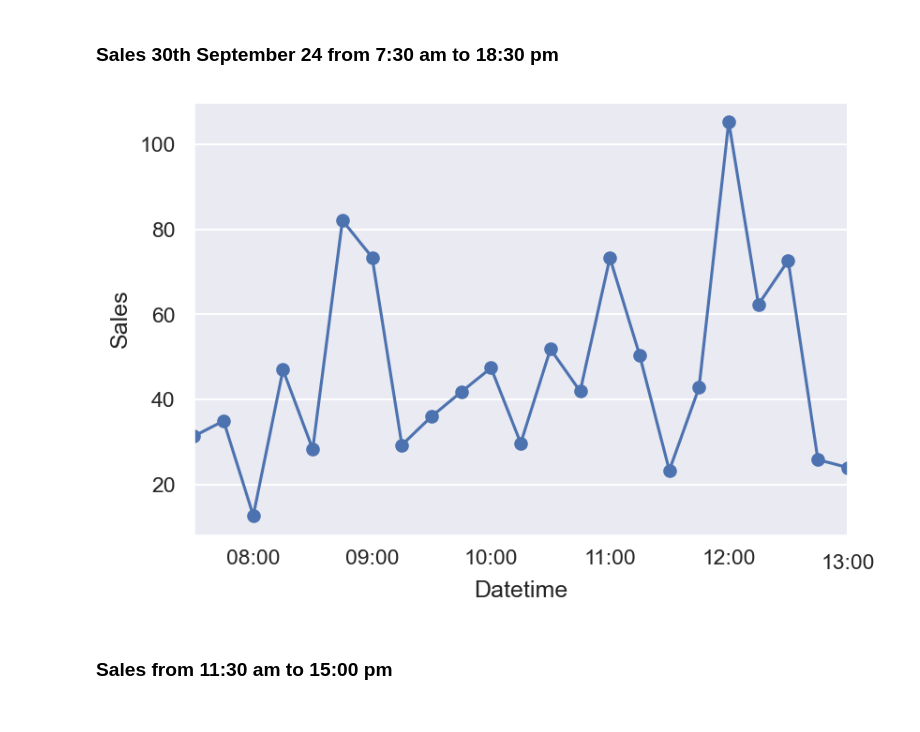
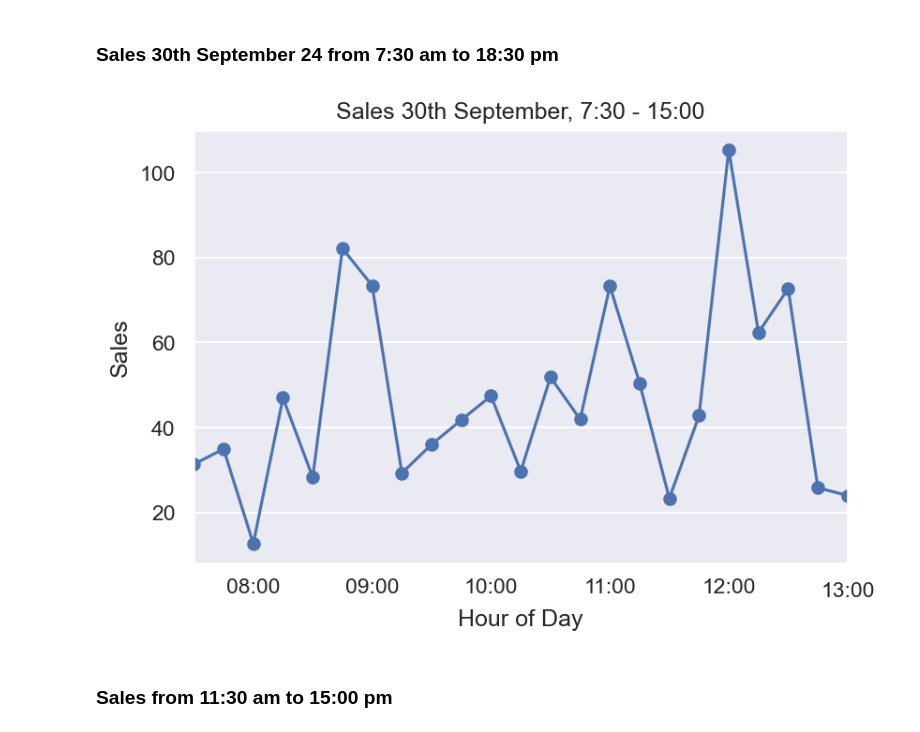
Before and after one commit to Tatiane-Helena/Tatiane-Helena-portfolio, a Jupyter notebook: Project3_Salesanalysis/Retailcoffeeshop.ipynb, the cells around one changed output. Cells and saved outputs as stored; diff of their text form; code cells hidden in the pictures.

```diff
--- a/Project3_Salesanalysis/Retailcoffeeshop.ipynb
+++ b/Project3_Salesanalysis/Retailcoffeeshop.ipynb
@@ -376,9 +379,12 @@ plt.show()
 # %%
 ax = drop_na_strategy.loc['2024-09-30 07:30:00':'2024-09-30 13:00:00',
 'Sales'].plot(marker='o', linestyle='-')
-ax.set_ylabel('Sales');
+
+plt.xlabel("Hour of Day")
+plt.ylabel("Sales")
+plt.title("Sales 30th September, 7:30 - 15:00");
 # %% [output]
-[figure, old version]
+[figure, new version]
 # %% [markdown]
 ### Sales from 11:30 am to 15:00 pm
 # %%
```
Also changed, not shown: parts of 14 cells of this notebook.
